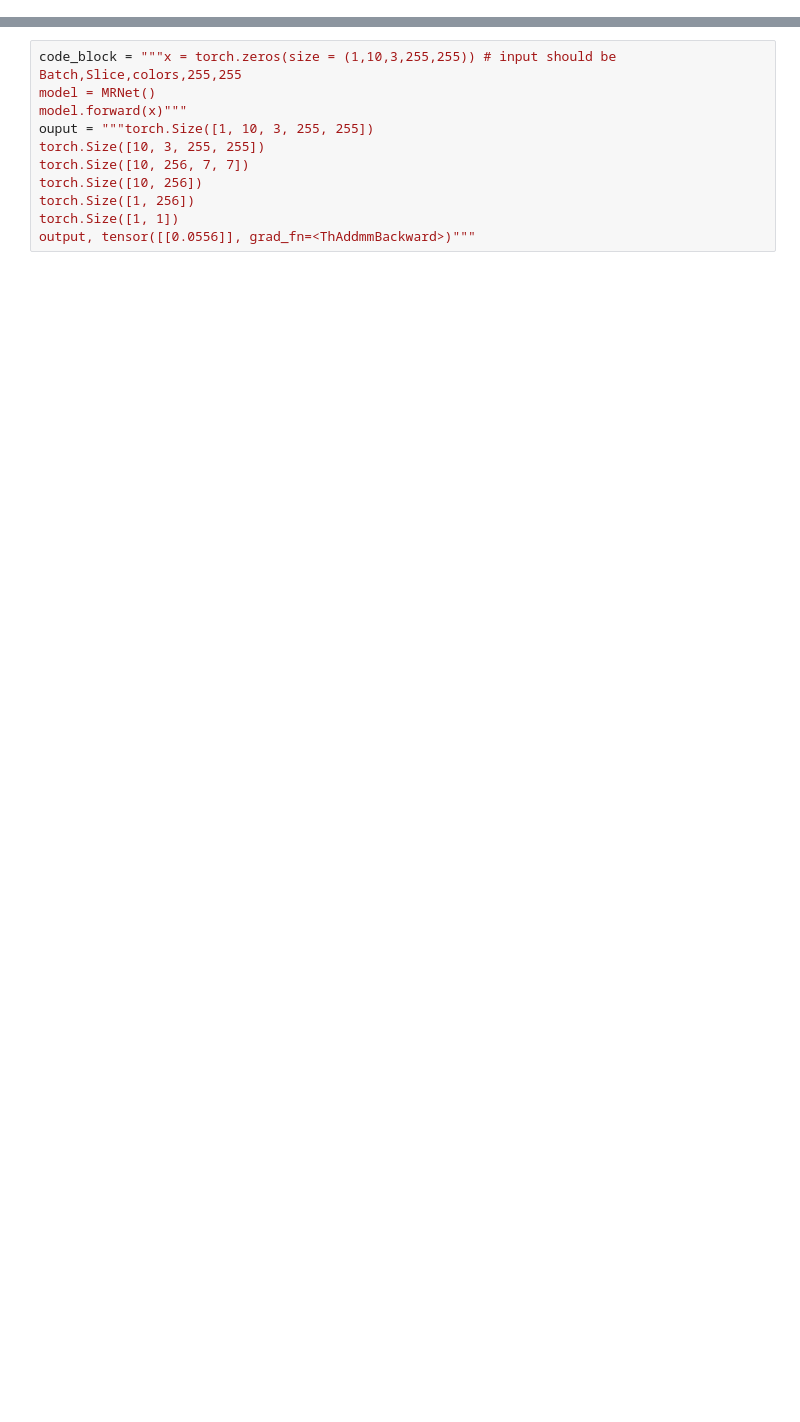
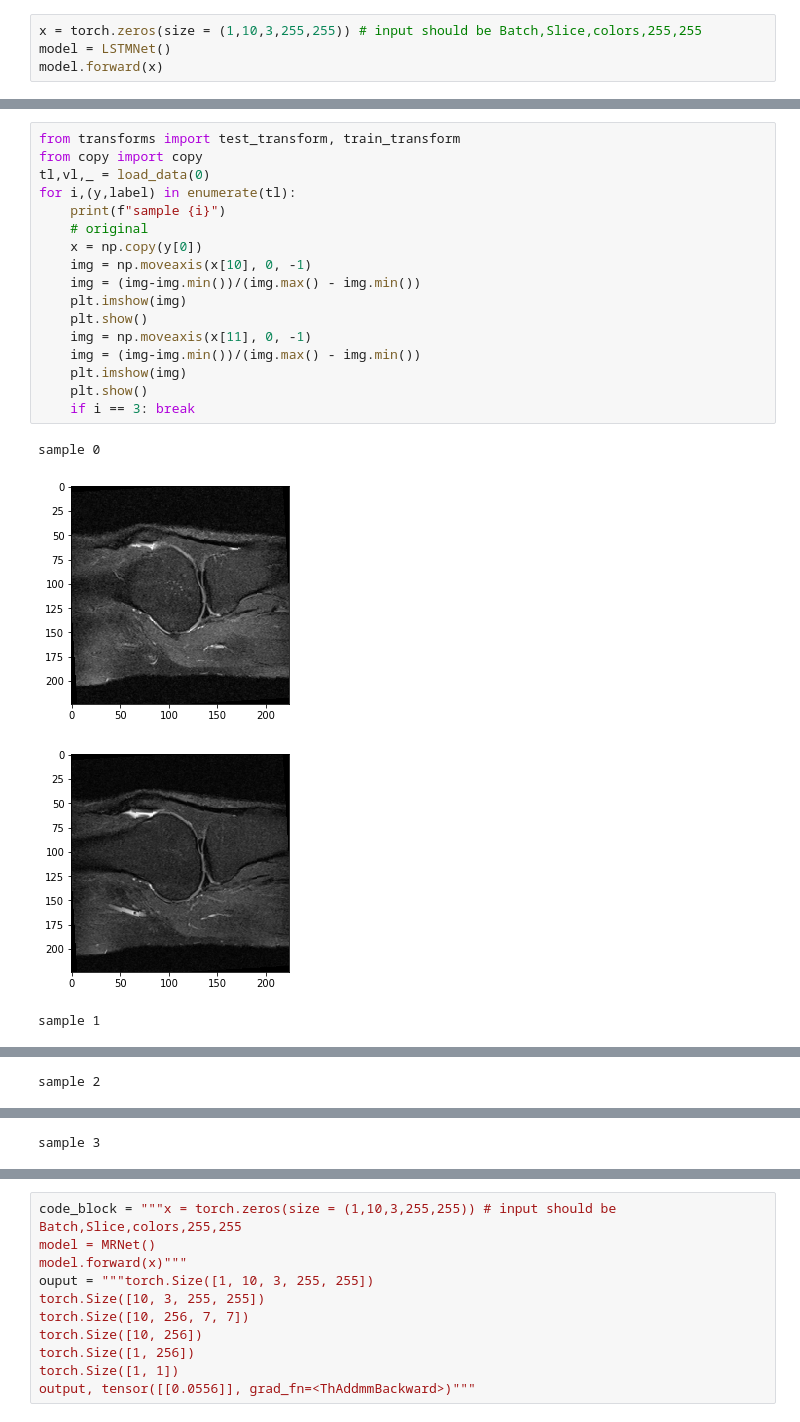
Before and after one commit to SamuelStentz/mrnet_exploration, a Jupyter notebook: Testing Notebook.ipynb, the cells around one changed output, grey strips where cells are left out. Saved outputs shown, nothing was run; the diff lists cells and outputs as text; blank space fills up the shorter version.

Commit message:
added bidirectional lstm and proper training and test transforms

```diff
--- a/Testing Notebook.ipynb
+++ b/Testing Notebook.ipynb
@@ -31,0 +26,4 @@ tensor([[0.2533]], grad_fn=<AddmmBackward>)
+# %%
+x = torch.zeros(size = (1,10,3,255,255)) # input should be Batch,Slice,colors,255,255
+model = LSTMNet()
+model.forward(x)
@@ -31,0 +37,22 @@ tensor([[0.2533]], grad_fn=<AddmmBackward>)
+# %%
+from transforms import test_transform, train_transform
+from copy import copy
+tl,vl,_ = load_data(0)
+for i,(y,label) in enumerate(tl):
+    print(f"sample {i}")
+    # original
+    x = np.copy(y[0])
+    img = np.moveaxis(x[10], 0, -1)
+    img = (img-img.min())/(img.max() - img.min())
+    plt.imshow(img)
+    plt.show()
+    img = np.moveaxis(x[11], 0, -1)
+    img = (img-img.min())/(img.max() - img.min())
+    plt.imshow(img)
+    plt.show()
+    if i == 3: break
+# %% [output]
+sample 0
+[figure, added]
+[figure, added]
+sample 1
@@ -31,0 +61 @@ tensor([[0.2533]], grad_fn=<AddmmBackward>)
+sample 2
@@ -31,0 +64 @@ tensor([[0.2533]], grad_fn=<AddmmBackward>)
+sample 3
```
Also changed, not shown: parts of 8 cells of this notebook, 5 other files.
